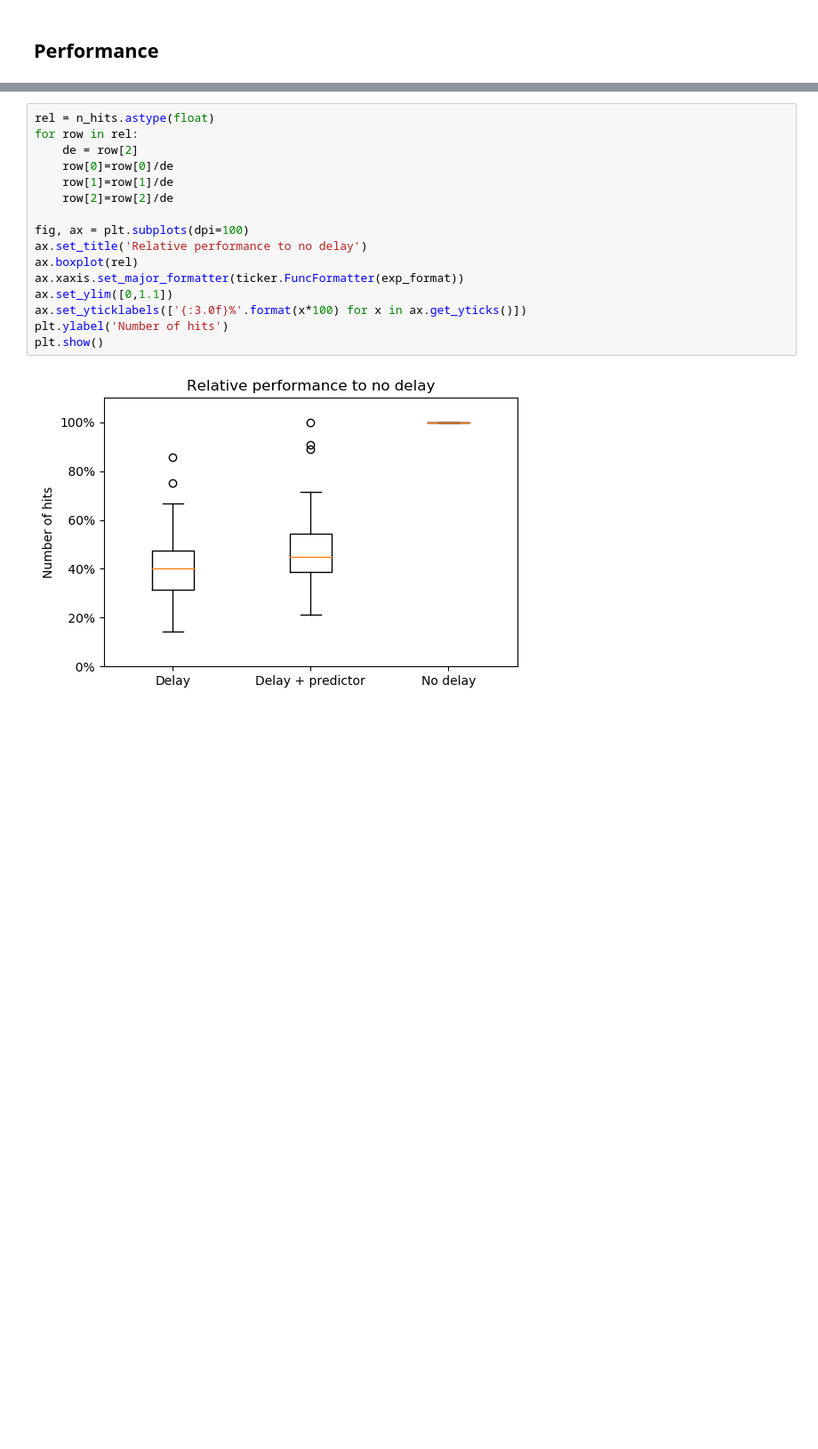
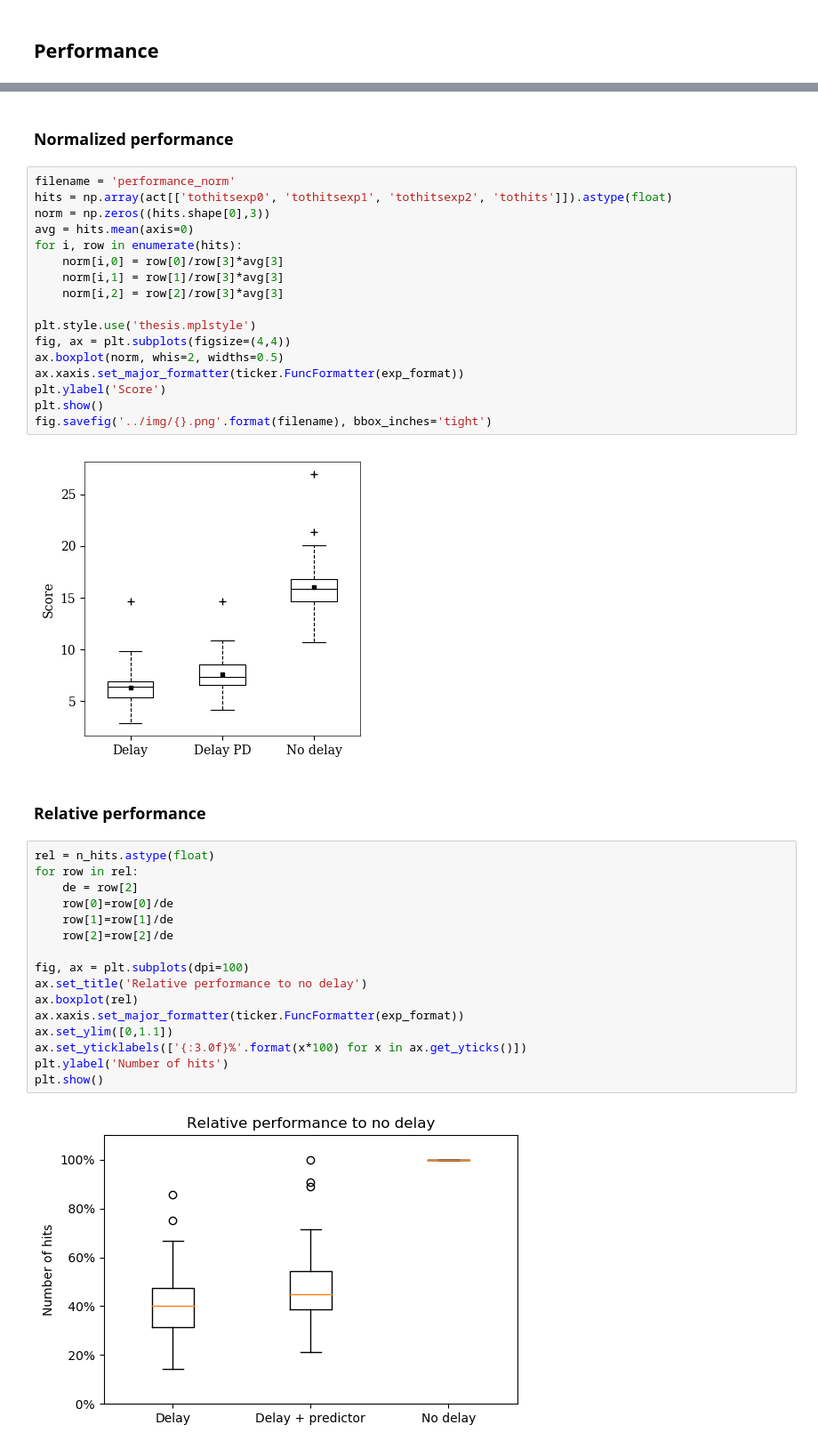
Before and after one commit to martinloland/master_thesis, a Jupyter notebook: data/experiment_data.ipynb, the cells around one changed output, grey strips where cells are left out. Shown: that part at 89% size. Cells and saved outputs as stored; diff of their text form; blank space fills up the shorter version.

```diff
--- a/data/experiment_data.ipynb
+++ b/data/experiment_data.ipynb
@@ -51,3 +53,26 @@ plt.show()
+# %% [markdown]
+### Normalized performance
+# %%
+filename = 'performance_norm'
+hits = np.array(act[['tothitsexp0', 'tothitsexp1', 'tothitsexp2', 'tothits']]).astype(float)
+norm = np.zeros((hits.shape[0],3))
+avg = hits.mean(axis=0)
+for i, row in enumerate(hits):
+    norm[i,0] = row[0]/row[3]*avg[3]
+    norm[i,1] = row[1]/row[3]*avg[3]
+    norm[i,2] = row[2]/row[3]*avg[3]
+
+plt.style.use('thesis.mplstyle')
+fig, ax = plt.subplots(figsize=(4,4))
+ax.boxplot(norm, whis=2, widths=0.5)
+ax.xaxis.set_major_formatter(ticker.FuncFormatter(exp_format))
+plt.ylabel('Score')
+plt.show()
+fig.savefig('../img/{}.png'.format(filename), bbox_inches='tight')
+# %% [output]
+[figure, added]
+# %% [markdown]
+### Relative performance
 # %%
 rel = n_hits.astype(float)
 for row in rel:
```
Also changed, not shown: parts of 3 cells of this notebook, 4 other files.
